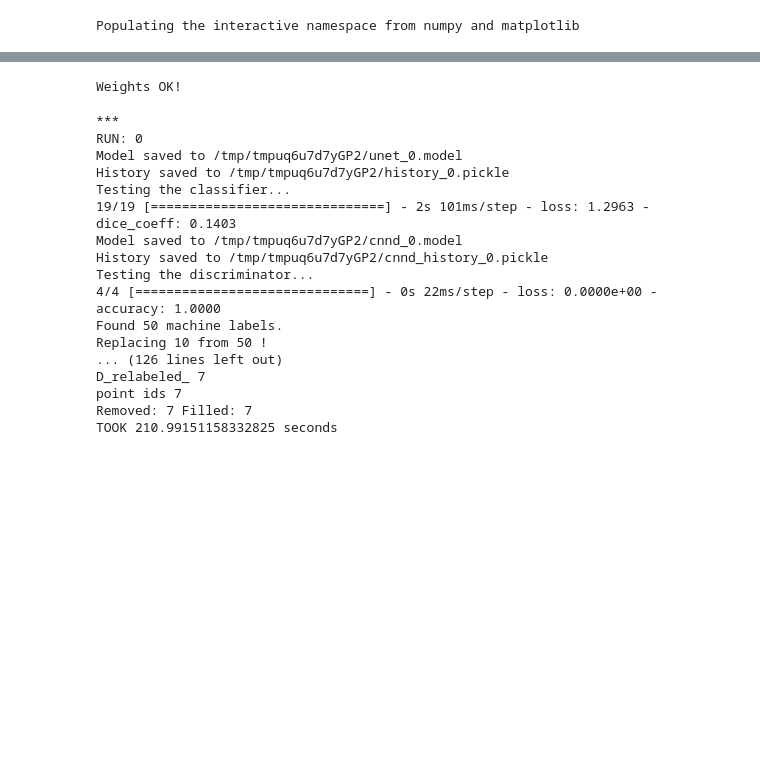
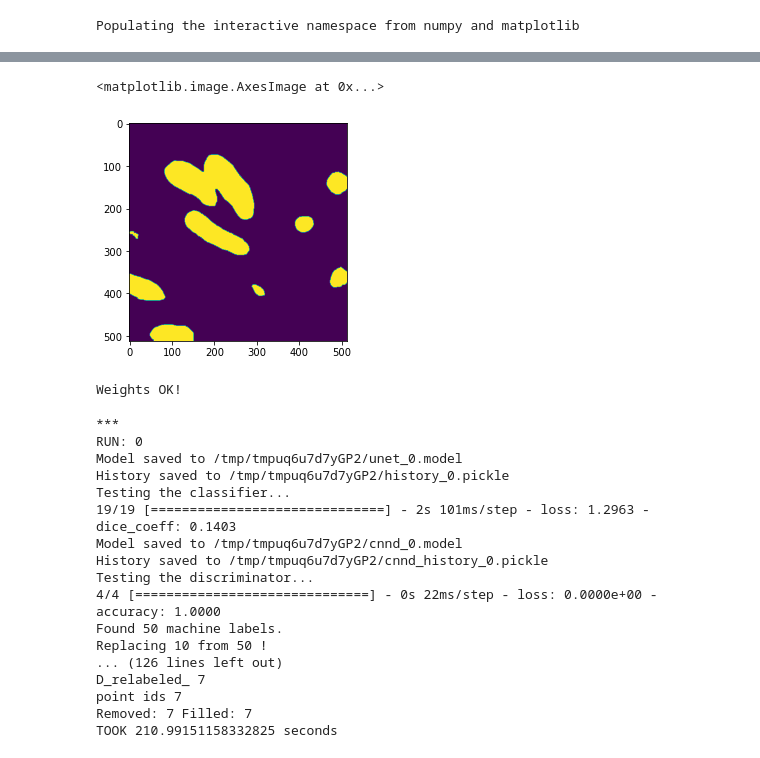
Before and after one commit to RyanZurrin/gp2, a Jupyter notebook: gp2/GP2_Example_1_LARGER_customweights7_LUCCHI.ipynb, the cells around one changed output, grey strips where cells are left out. Cells and saved outputs as stored; diff of their text form; code cells hidden in the pictures; blank space fills up the shorter version.

```diff
--- a/gp2/GP2_Example_1_LARGER_customweights7_LUCCHI.ipynb
+++ b/gp2/GP2_Example_1_LARGER_customweights7_LUCCHI.ipynb
@@ -20,3 +37,8 @@ masks = np.load('/hpcstor6/scratch01/r/ryan.zurrin001/gp2_lucchi_augmented_masks
+# %%
+imshow(masks[0])
+# %% [output]
+<matplotlib.image.AxesImage at 0x...>
+[figure, added]
 # %%
 weights = {
     'A': 0.5,
```
Also changed, not shown: parts of 5 cells of this notebook, 6 other files.
